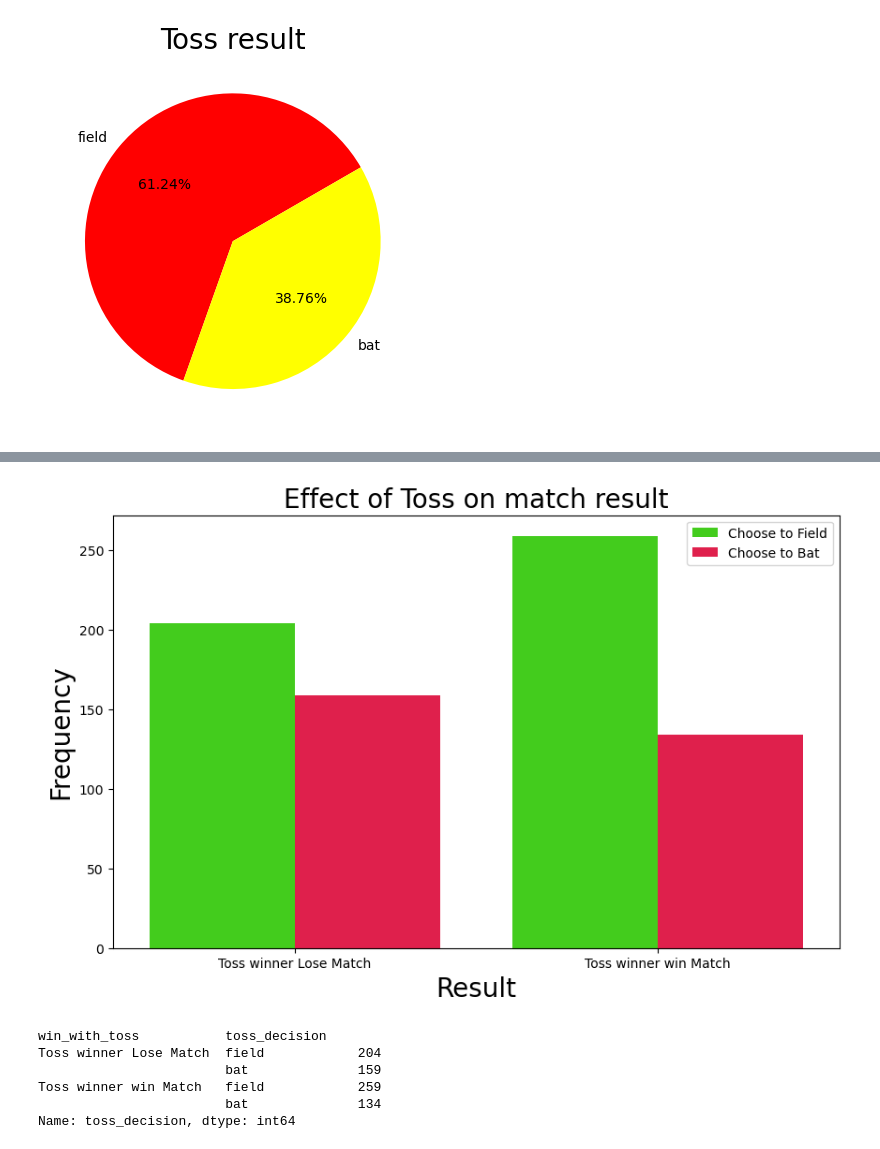
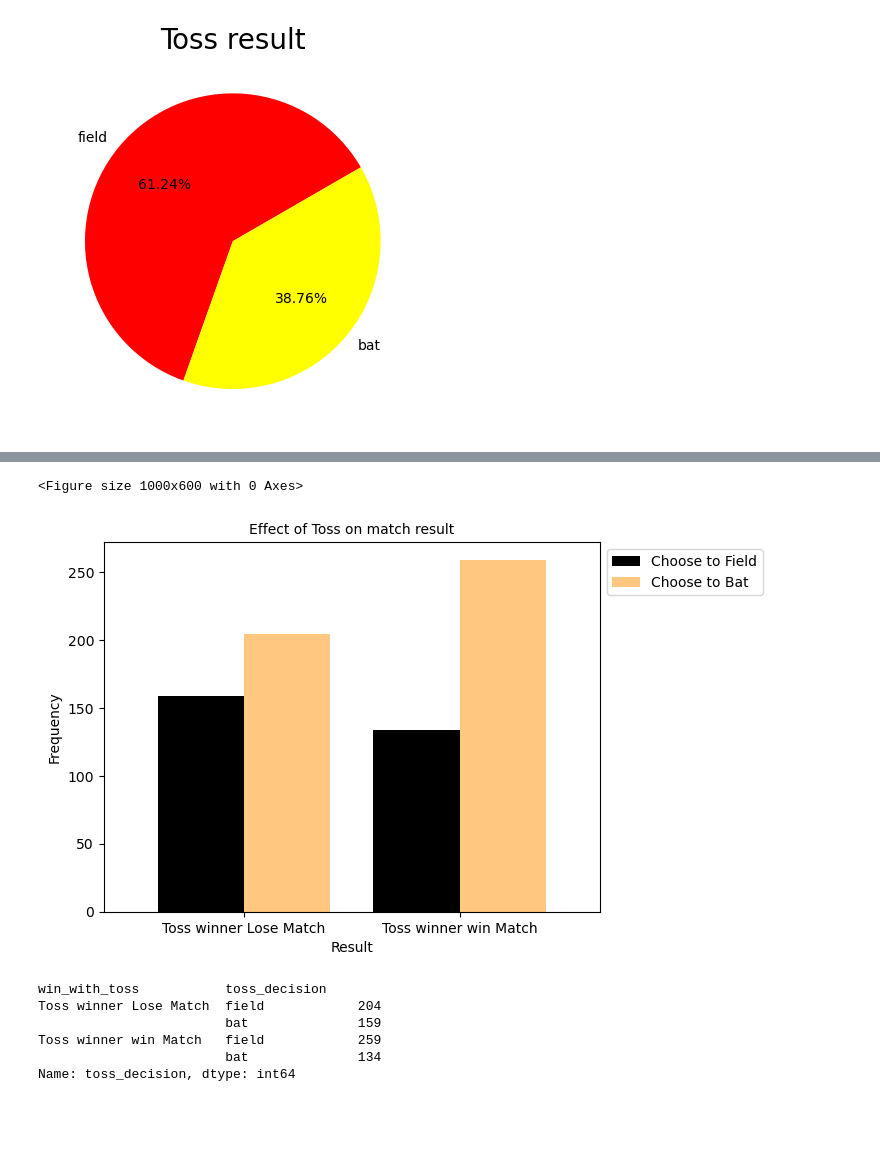
Before and after one commit to VIDIT-9/Sparks-foundation-internship, a Jupyter notebook: EDA on IPL-Dataset (Task-5).ipynb, the cells around one changed output, grey strips where cells are left out. Saved outputs shown, nothing was run; the diff lists cells and outputs as text; code cells hidden in the pictures; blank space fills up the shorter version.

```diff
--- a/EDA on IPL-Dataset (Task-5).ipynb
+++ b/EDA on IPL-Dataset (Task-5).ipynb
@@ -191,18 +193,20 @@ plt.show()
 # %%
 matches_df['win_with_toss'] = np.where((matches_df.toss_winner == matches_df.winner),'Toss winner win Match',
                                                                                      'Toss winner Lose Match')
 
 plt.figure(figsize = (10,6))
-sns.countplot('win_with_toss', data=matches_df, hue = 'toss_decision', palette='prism')
-plt.title("Effect of Toss on match result", fontsize=20)
-plt.xticks(size = 10)
+pd.crosstab(matches_df['win_with_toss'], matches_df['toss_decision']).plot(kind='bar', width=0.8, cmap='copper')
+
+plt.title("Effect of Toss on match result", fontsize=10)
+plt.xticks(size = 10, rotation=0)
 plt.yticks(size = 10)
-plt.xlabel("Result", fontsize = 20)
-plt.ylabel("Frequency", fontsize = 20)
+plt.xlabel("Result", fontsize = 10)
+plt.ylabel("Frequency", fontsize = 10)
 plt.legend( ["Choose to Field", "Choose to Bat"], bbox_to_anchor =(1,1), fontsize=10)
 plt.show()
 # %% [output]
+<Figure size 1000x600 with 0 Axes>
-[figure, old version]
+[figure, new version]
 # %%
 df = matches_df.groupby('win_with_toss')['toss_decision']
 df.value_counts()
```
Also changed, not shown: parts of 3 cells of this notebook.
